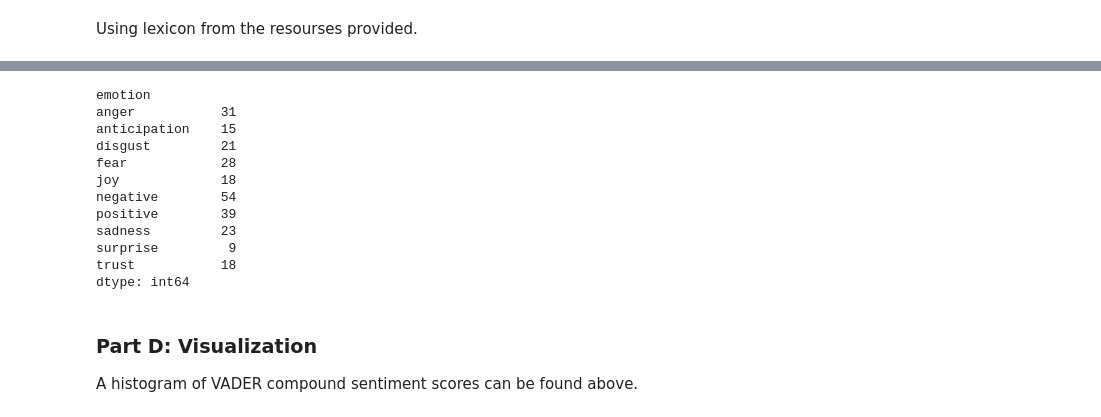
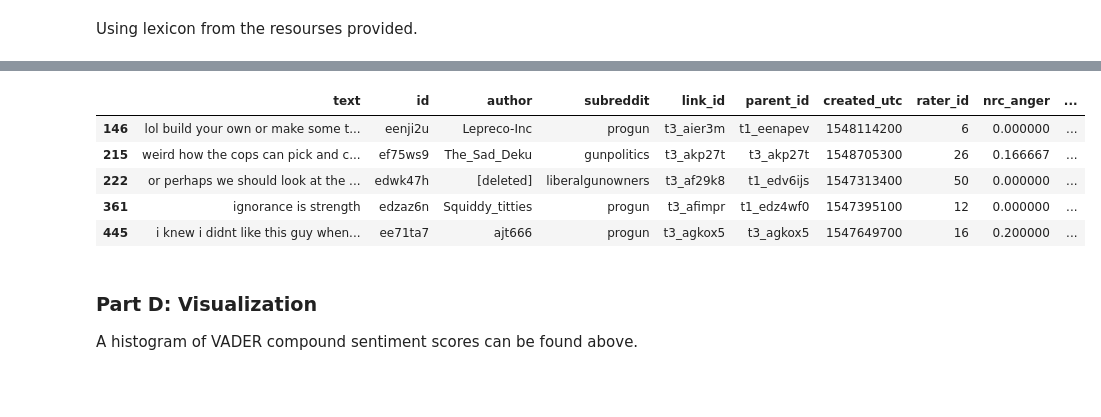
Before and after one commit to LiudmilaLisina/Natural-Language-Processing-for-Social-Science-Research, a Jupyter notebook: Lab1/lab1_dictionary_sentiment.ipynb, the cells around one changed output, grey strips where cells are left out. Cells and saved outputs as stored; diff of their text form; code cells hidden in the pictures; blank space fills up the shorter version.

```diff
--- a/Lab1/lab1_dictionary_sentiment.ipynb
+++ b/Lab1/lab1_dictionary_sentiment.ipynb
@@ -348,17 +326,0 @@ str_lexicon_subreddit1 = [item for row in matrix for item in row]
-# %%
-matched_words1 = [word for word in str_lexicon_subreddit1 if word in pivoted.index]
-subreddit1_lexicon_emotions = pivoted.loc[matched_words1].sum()
-subreddit1_lexicon_emotions
-# %% [output]
-emotion
-anger           31
-anticipation    15
-disgust         21
-fear            28
-joy             18
-negative        54
-positive        39
-sadness         23
-surprise         9
-trust           18
-dtype: int64
@@ -375,3 +327,31 @@ subreddit3_lexicon_emotions = pivoted.loc[matched_words3].sum()
+# %%
+cleaned_corpus_data.insert(8, "nrc_anger", 0.0)
+cleaned_corpus_data.insert(9, "nrc_anticipation", 0.0)
+cleaned_corpus_data.insert(10, "nrc_disgust", 0.0)
+cleaned_corpus_data.insert(11, "nrc_fear", 0.0)
+cleaned_corpus_data.insert(11, "nrc_joy", 0.0)
+cleaned_corpus_data.insert(11, "nrc_sadness", 0.0)
+cleaned_corpus_data.insert(11, "nrc_surprise", 0.0)
+cleaned_corpus_data.insert(11, "nrc_trust", 0.0)
+# %%
+for index, row in cleaned_corpus_data.iterrows():
+    cleaned_corpus_data.loc[index, ["nrc_anger"]] = get_emotions_with_lexicon(comment=row["text"])["anger"]
+    cleaned_corpus_data.loc[index, ["nrc_anticipation"]] = get_emotions_with_lexicon(comment=row["text"])["anticipation"]
+    cleaned_corpus_data.loc[index, ["nrc_disgust"]] = get_emotions_with_lexicon(comment=row["text"])["disgust"]
+    cleaned_corpus_data.loc[index, ["nrc_fear"]] = get_emotions_with_lexicon(comment=row["text"])["fear"]
+    cleaned_corpus_data.loc[index, ["nrc_joy"]] = get_emotions_with_lexicon(comment=row["text"])["joy"]
+    cleaned_corpus_data.loc[index, ["nrc_sadness"]] = get_emotions_with_lexicon(comment=row["text"])["sadness"]
+    cleaned_corpus_data.loc[index, ["nrc_surprise"]] = get_emotions_with_lexicon(comment=row["text"])["surprise"]
+    cleaned_corpus_data.loc[index, ["nrc_trust"]] = get_emotions_with_lexicon(comment=row["text"])["trust"]
+# cleaned_corpus_data.loc[cleaned_corpus_data["nrc_anger"]>0]
+cleaned_corpus_data.head()
+# %% [output]
+|  | text | id | author | subreddit | link_id | parent_id | created_utc | rater_id | nrc_anger | ... |
+| 146 | lol build your own or make some t... | eenji2u | Lepreco-Inc | progun | t3_aier3m | t1_eenapev | 1548114200 | 6 | 0.000000 | ... |
+| 215 | weird how the cops can pick and c... | ef75ws9 | The_Sad_Deku | gunpolitics | t3_akp27t | t3_akp27t | 1548705300 | 26 | 0.166667 | ... |
+| 222 | or perhaps we should look at the ... | edwk47h | [deleted] | liberalgunowners | t3_af29k8 | t1_edv6ijs | 1547313400 | 50 | 0.000000 | ... |
+| 361 | ignorance is strength | edzaz6n | Squiddy_titties | progun | t3_afimpr | t1_edz4wf0 | 1547395100 | 12 | 0.000000 | ... |
+| 445 | i knew i didnt like this guy when... | ee71ta7 | ajt666 | progun | t3_agkox5 | t3_agkox5 | 1547649700 | 16 | 0.200000 | ... |
 # %% [markdown]
 ### Part D: Visualization
 A histogram of VADER compound sentiment scores can be found above.
```
Also changed, not shown: parts of 18 cells of this notebook.
